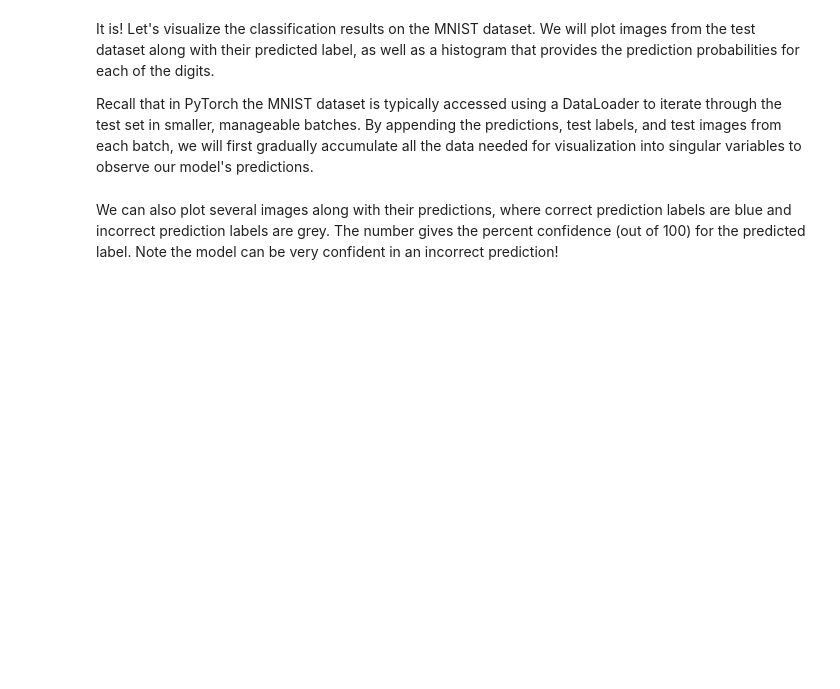
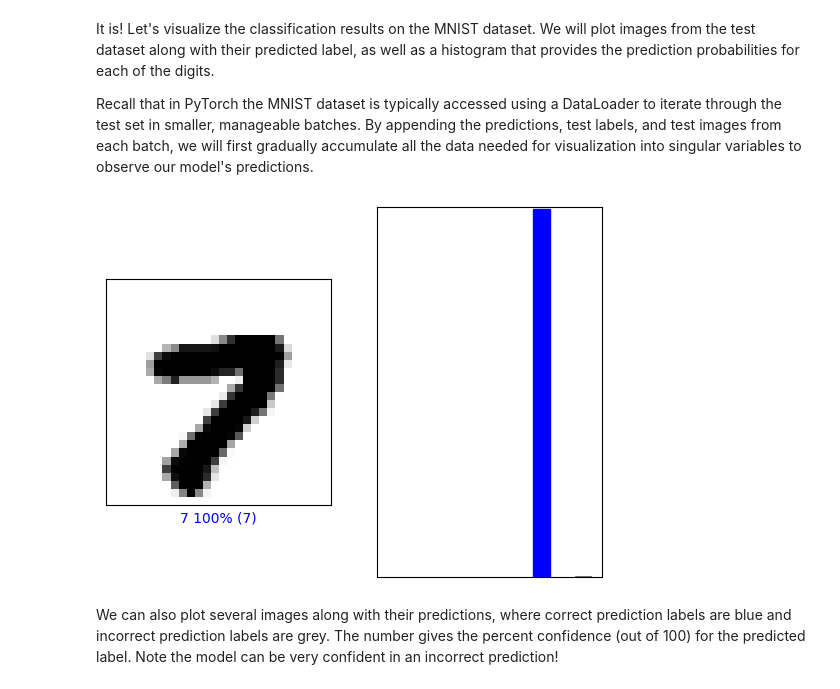
Before and after one commit to cliffordlin40212/Computer_Vision, a Jupyter notebook: Unit2/PT_Part1_MNIST.ipynb, the cells around one changed output. Cells and saved outputs as stored; diff of their text form; code cells hidden in the pictures; blank space fills up the shorter version.

```diff
--- a/Unit2/PT_Part1_MNIST.ipynb
+++ b/Unit2/PT_Part1_MNIST.ipynb
@@ -512,7 +538,8 @@ all_images = []
 # Process test set in batches
 with torch.no_grad():
     for images, labels in testset_loader:
-        outputs = cnn_model(images)
+        # if no cuda() -> data on CPU but model on GPU, this will cause RuntimeError: Input type (torch.FloatTensor) and weight type (torch.cuda.FloatTensor) should be the same
+        outputs = cnn_model(images.cuda())
 
         # Apply softmax to get probabilities from the predicted logits
         probabilities = torch.nn.functional.softmax(outputs, dim=1)
@@ -535,12 +562,14 @@ test_images = all_images.cpu().numpy()       # Shape: (total_samples, 1, 28, 28)
 # %%
 #@title Change the slider to look at the model's predictions! { run: "auto" }
 
 image_index = 79 #@param {type:"slider", min:0, max:100, step:1}
 plt.subplot(1,2,1)
 mdl.lab2.plot_image_prediction(image_index, predictions, test_labels, test_images)
 plt.subplot(1,2,2)
 mdl.lab2.plot_value_prediction(image_index, predictions, test_labels)
-comet_model_2.log_figure(figure=plt)
+#comet_model_2.log_figure(figure=plt)
+# %% [output]
+[figure, added]
 # %% [markdown]
 We can also plot several images along with their predictions, where correct prediction labels are blue and incorrect prediction labels are grey. The number gives the percent confidence (out of 100) for the predicted label. Note the model can be very confident in an incorrect prediction!
 # %%
```
Also changed, not shown: parts of 16 cells of this notebook.
